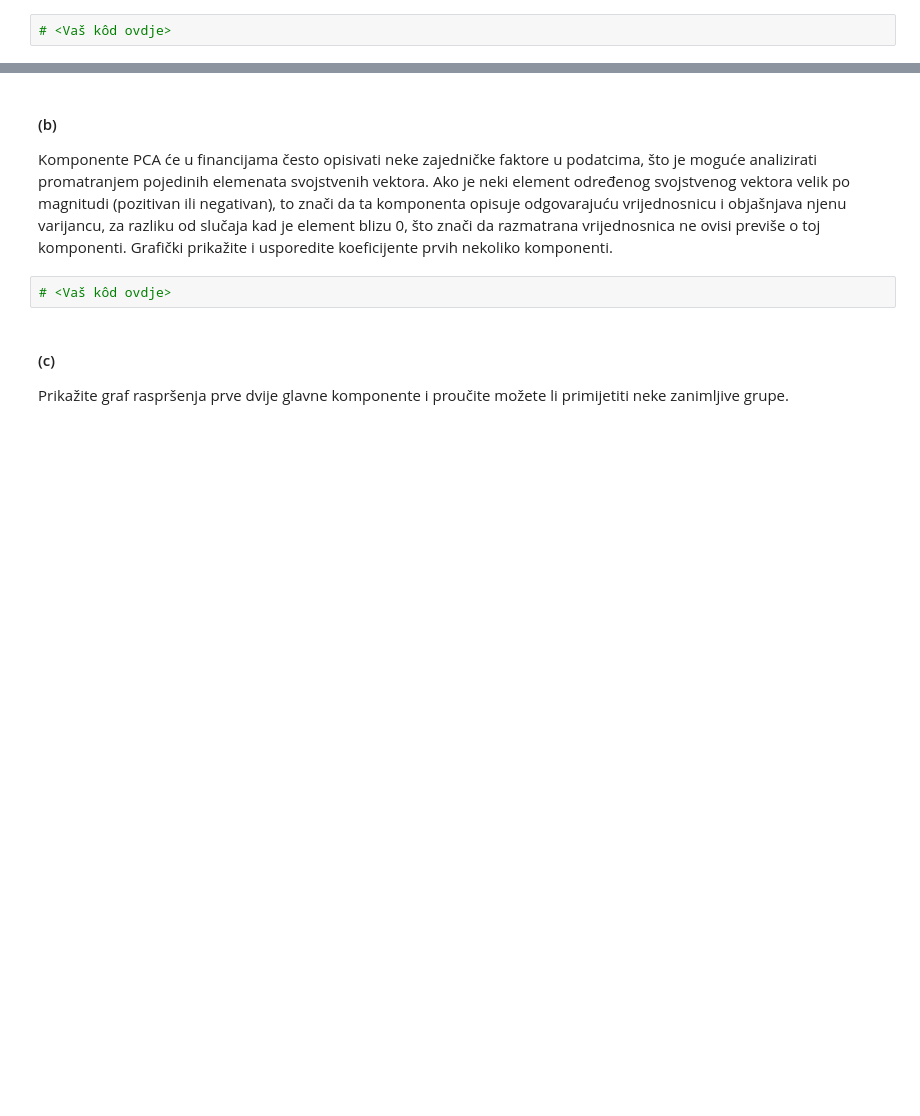
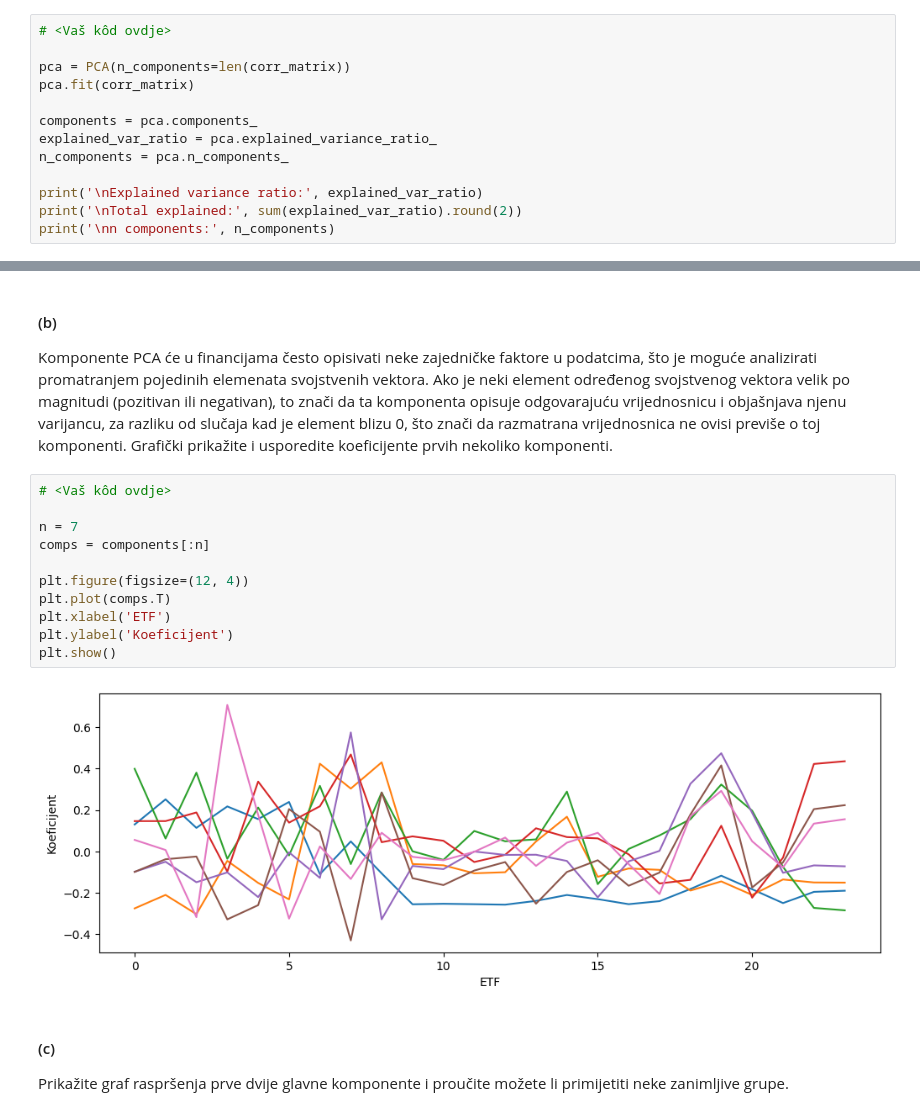
Before and after one commit to sskender/multivariate-data-analysis, a Jupyter notebook: 2023/lab2/SVEN_SKENDER_0036507654.ipynb, the cells around one changed output, grey strips where cells are left out. Drawn from its saved outputs; the diff is of its cells as text; blank space fills up the shorter version.

```diff
--- a/2023/lab2/SVEN_SKENDER_0036507654.ipynb
+++ b/2023/lab2/SVEN_SKENDER_0036507654.ipynb
@@ -135,3 +138,14 @@ plt.show()
 Izračunajte glavne komponente matrice korelacije i izračunajte koliki udio varijance objašnjavaju. Odredite broj glavnih komponenti.
 # %%
 # <Vaš kôd ovdje>
+
+pca = PCA(n_components=len(corr_matrix))
+pca.fit(corr_matrix)
+
+components = pca.components_
+explained_var_ratio = pca.explained_variance_ratio_
+n_components = pca.n_components_
+
+print('\nExplained variance ratio:', explained_var_ratio)
+print('\nTotal explained:', sum(explained_var_ratio).round(2))
+print('\nn components:', n_components)
@@ -140,6 +165,17 @@ Izračunajte glavne komponente matrice korelacije i izračunajte koliki udio var
 Komponente PCA će u financijama često opisivati neke zajedničke faktore u podatcima, što je moguće analizirati promatranjem pojedinih elemenata svojstvenih vektora. Ako je neki element određenog svojstvenog vektora velik po magnitudi (pozitivan ili negativan), to znači da ta komponenta opisuje odgovarajuću vrijednosnicu i objašnjava njenu varijancu, za razliku od slučaja kad je element blizu 0, što znači da razmatrana vrijednosnica ne ovisi previše o toj komponenti. Grafički prikažite i usporedite koeficijente prvih nekoliko komponenti.
 # %%
 # <Vaš kôd ovdje>
+
+n = 7
+comps = components[:n]
+
+plt.figure(figsize=(12, 4))
+plt.plot(comps.T)
+plt.xlabel('ETF')
+plt.ylabel('Koeficijent')
+plt.show()
+# %% [output]
+[figure, added]
 # %% [markdown]
 #### (c)
 Prikažite graf raspršenja prve dvije glavne komponente i proučite možete li primijetiti neke zanimljive grupe.
```
Also changed, not shown: parts of 15 cells of this notebook.
